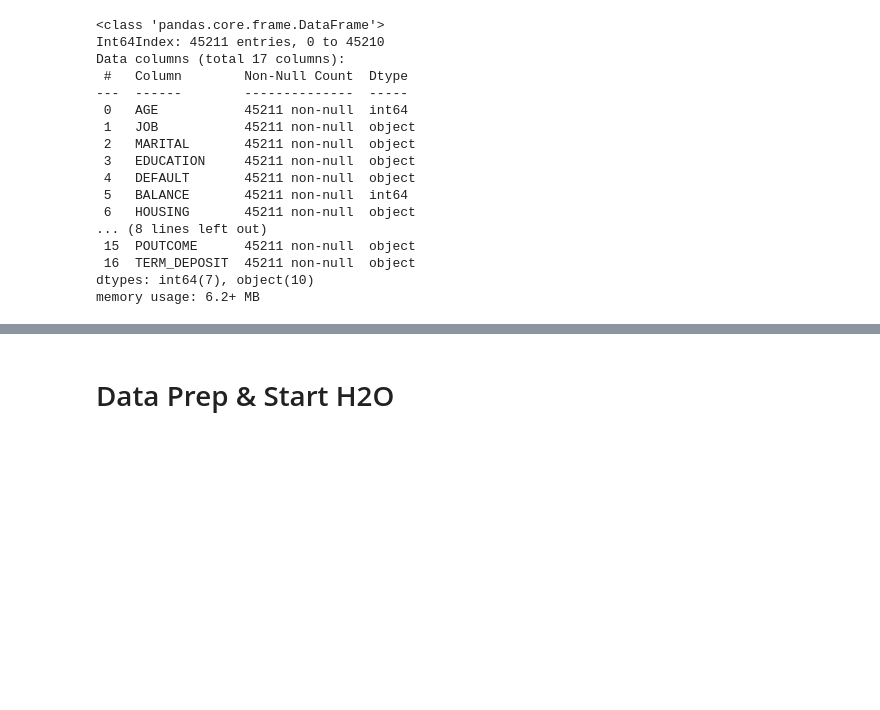
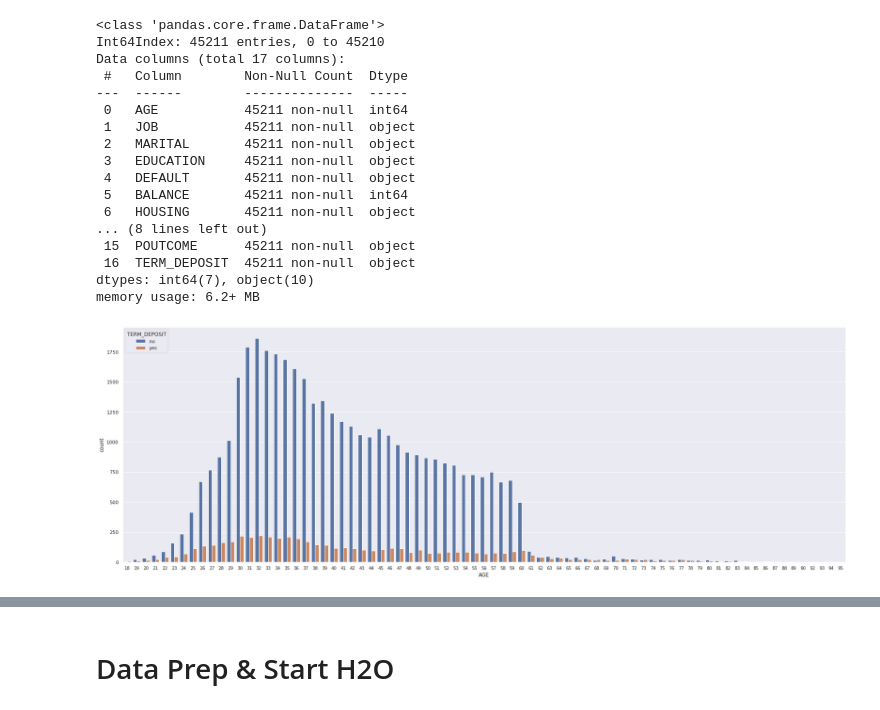
Before and after one commit to baotramduong/Bank-Term-Deposit-Marketing-Strategy-with-Automatic-Machine-Learning-H2OAutoML, a Jupyter notebook: Notebook.ipynb, the cells around one changed output, grey strips where cells are left out. Cells and saved outputs as stored; diff of their text form; code cells hidden in the pictures; blank space fills up the shorter version.

```diff
--- a/Notebook.ipynb
+++ b/Notebook.ipynb
@@ -3,6 +3,8 @@ import pandas as pd
 pd.options.display.max_rows = 999
 import numpy as np
 import matplotlib.pyplot as plt
+import seaborn as sns
+sns.set_theme(style="darkgrid")
 # %% [markdown]
 # Exploratory Data Analysis
 # %%
@@ -123,3 +319,9 @@ Data columns (total 17 columns):
  16  TERM_DEPOSIT  45211 non-null  object
 dtypes: int64(7), object(10)
 memory usage: 6.2+ MB
+# %%
+plt.figure(figsize = (30, 10))
+sns.countplot(x="AGE", hue='TERM_DEPOSIT', data=df)
+plt.xticks(fontsize=10);
+# %% [output]
+[figure, added]
```
Also changed, not shown: parts of 32 cells of this notebook.
